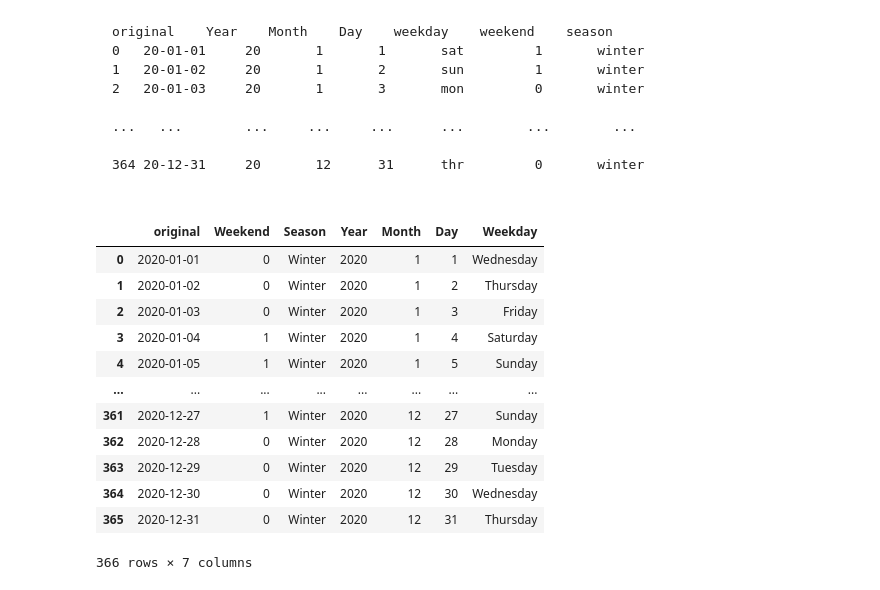
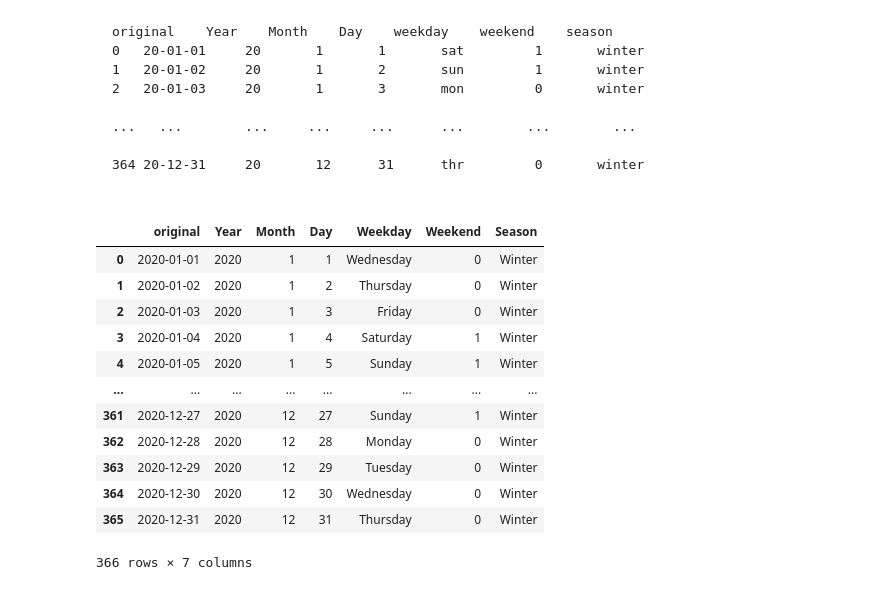
Before and after one commit to JunHyun-DS/Python-Study, a Jupyter notebook: 4주차/4weeks.ipynb, the cells around one changed output. Cells and saved outputs as stored; diff of their text form; code cells hidden in the pictures.

```diff
--- a/4주차/4weeks.ipynb
+++ b/4주차/4weeks.ipynb
@@ -324,19 +300,20 @@ for i in range(len(date_df)):
         date_df['Season'][i] = 'Fall'
     else:
         date_df['Season'][i] = 'Winter'
-# %%
-date_df
-# %% [output]
-|  | original | Weekend | Season | Year | Month | Day | Weekday |
-| 0 | 2020-01-01 | 0 | Winter | 2020 | 1 | 1 | Wednesday |
-| 1 | 2020-01-02 | 0 | Winter | 2020 | 1 | 2 | Thursday |
-| 2 | 2020-01-03 | 0 | Winter | 2020 | 1 | 3 | Friday |
-| 3 | 2020-01-04 | 1 | Winter | 2020 | 1 | 4 | Saturday |
-| 4 | 2020-01-05 | 1 | Winter | 2020 | 1 | 5 | Sunday |
-| ... | ... | ... | ... | ... | ... | ... | ... |
-| 361 | 2020-12-27 | 1 | Winter | 2020 | 12 | 27 | Sunday |
-| 362 | 2020-12-28 | 0 | Winter | 2020 | 12 | 28 | Monday |
-| 363 | 2020-12-29 | 0 | Winter | 2020 | 12 | 29 | Tuesday |
-| 364 | 2020-12-30 | 0 | Winter | 2020 | 12 | 30 | Wednesday |
-| 365 | 2020-12-31 | 0 | Winter | 2020 | 12 | 31 | Thursday |
-366 rows × 7 columns
+# %%
+date_df = date_df[['original', 'Year', 'Month', 'Day', 'Weekday', 'Weekend', 'Season']]
+date_df
+# %% [output]
+|  | original | Year | Month | Day | Weekday | Weekend | Season |
+| 0 | 2020-01-01 | 2020 | 1 | 1 | Wednesday | 0 | Winter |
+| 1 | 2020-01-02 | 2020 | 1 | 2 | Thursday | 0 | Winter |
+| 2 | 2020-01-03 | 2020 | 1 | 3 | Friday | 0 | Winter |
+| 3 | 2020-01-04 | 2020 | 1 | 4 | Saturday | 1 | Winter |
+| 4 | 2020-01-05 | 2020 | 1 | 5 | Sunday | 1 | Winter |
+| ... | ... | ... | ... | ... | ... | ... | ... |
+| 361 | 2020-12-27 | 2020 | 12 | 27 | Sunday | 1 | Winter |
+| 362 | 2020-12-28 | 2020 | 12 | 28 | Monday | 0 | Winter |
+| 363 | 2020-12-29 | 2020 | 12 | 29 | Tuesday | 0 | Winter |
+| 364 | 2020-12-30 | 2020 | 12 | 30 | Wednesday | 0 | Winter |
+| 365 | 2020-12-31 | 2020 | 12 | 31 | Thursday | 0 | Winter |
+366 rows × 7 columns
```
Also changed, not shown: parts of 5 cells of this notebook.
